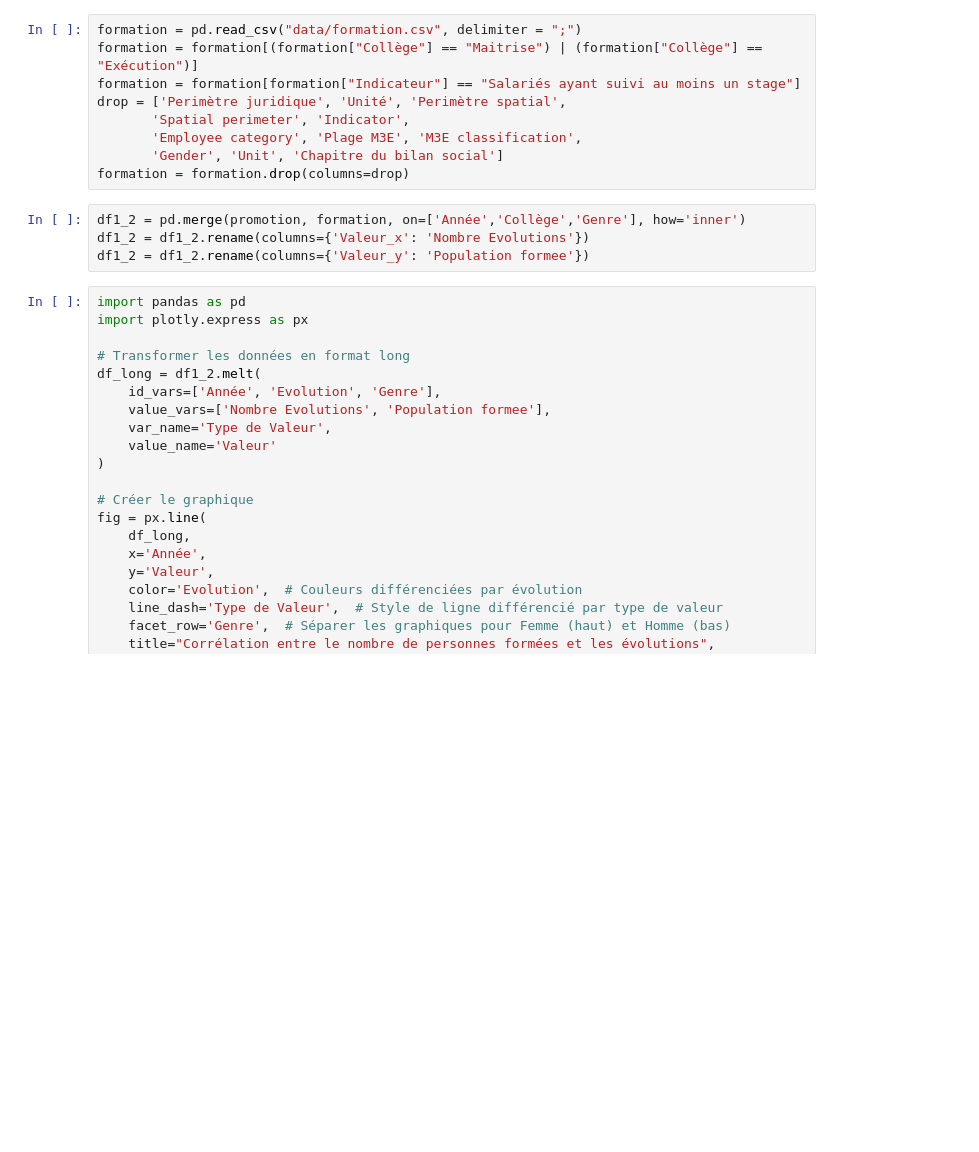
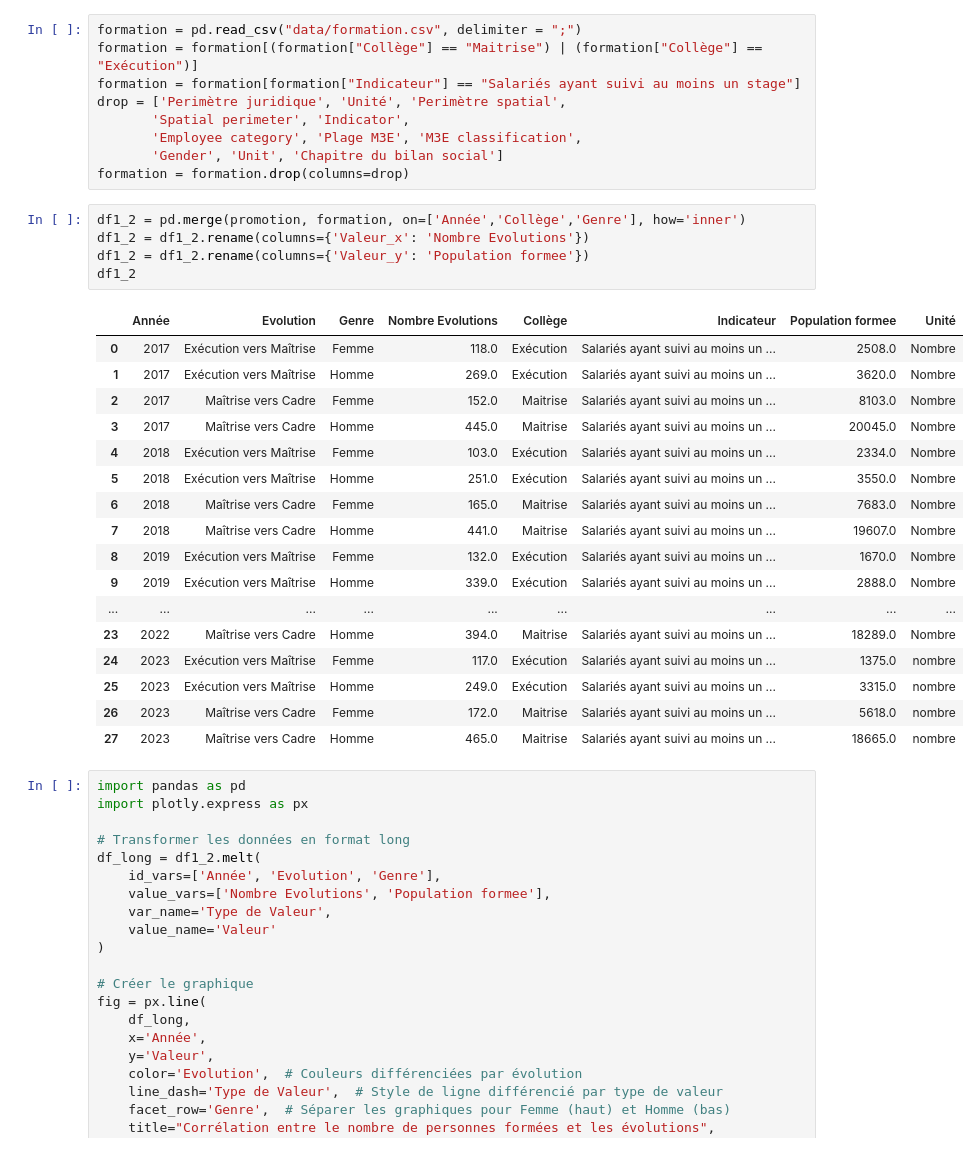
Before and after one commit to lancelot-r/projet_diversite_inclusion_entreprise, a Jupyter notebook: projet.ipynb, the cells around one changed output. Saved outputs shown, nothing was run; the diff lists cells and outputs as text; blank space fills up the shorter version.

```diff
--- a/projet.ipynb
+++ b/projet.ipynb
@@ -76,7 +76,26 @@ formation = formation.drop(columns=drop)
 # %%
 df1_2 = pd.merge(promotion, formation, on=['Année','Collège','Genre'], how='inner')
 df1_2 = df1_2.rename(columns={'Valeur_x': 'Nombre Evolutions'})
 df1_2 = df1_2.rename(columns={'Valeur_y': 'Population formee'})
+df1_2
+# %% [output]
+|  | Année | Evolution | Genre | Nombre Evolutions | Collège | Indicateur | Population formee | Unité |
+| 0 | 2017 | Exécution vers Maîtrise | Femme | 118.0 | Exécution | Salariés ayant suivi au moins un ... | 2508.0 | Nombre |
+| 1 | 2017 | Exécution vers Maîtrise | Homme | 269.0 | Exécution | Salariés ayant suivi au moins un ... | 3620.0 | Nombre |
+| 2 | 2017 | Maîtrise vers Cadre | Femme | 152.0 | Maitrise | Salariés ayant suivi au moins un ... | 8103.0 | Nombre |
+| 3 | 2017 | Maîtrise vers Cadre | Homme | 445.0 | Maitrise | Salariés ayant suivi au moins un ... | 20045.0 | Nombre |
+| 4 | 2018 | Exécution vers Maîtrise | Femme | 103.0 | Exécution | Salariés ayant suivi au moins un ... | 2334.0 | Nombre |
+| 5 | 2018 | Exécution vers Maîtrise | Homme | 251.0 | Exécution | Salariés ayant suivi au moins un ... | 3550.0 | Nombre |
+| 6 | 2018 | Maîtrise vers Cadre | Femme | 165.0 | Maitrise | Salariés ayant suivi au moins un ... | 7683.0 | Nombre |
+| 7 | 2018 | Maîtrise vers Cadre | Homme | 441.0 | Maitrise | Salariés ayant suivi au moins un ... | 19607.0 | Nombre |
+| 8 | 2019 | Exécution vers Maîtrise | Femme | 132.0 | Exécution | Salariés ayant suivi au moins un ... | 1670.0 | Nombre |
+| 9 | 2019 | Exécution vers Maîtrise | Homme | 339.0 | Exécution | Salariés ayant suivi au moins un ... | 2888.0 | Nombre |
+| ... | ... | ... | ... | ... | ... | ... | ... | ... |
+| 23 | 2022 | Maîtrise vers Cadre | Homme | 394.0 | Maitrise | Salariés ayant suivi au moins un ... | 18289.0 | Nombre |
+| 24 | 2023 | Exécution vers Maîtrise | Femme | 117.0 | Exécution | Salariés ayant suivi au moins un ... | 1375.0 | nombre |
+| 25 | 2023 | Exécution vers Maîtrise | Homme | 249.0 | Exécution | Salariés ayant suivi au moins un ... | 3315.0 | nombre |
+| 26 | 2023 | Maîtrise vers Cadre | Femme | 172.0 | Maitrise | Salariés ayant suivi au moins un ... | 5618.0 | nombre |
+| 27 | 2023 | Maîtrise vers Cadre | Homme | 465.0 | Maitrise | Salariés ayant suivi au moins un ... | 18665.0 | nombre |
 # %%
 import pandas as pd
 import plotly.express as px
```
Also changed, not shown: parts of 8 cells of this notebook.
